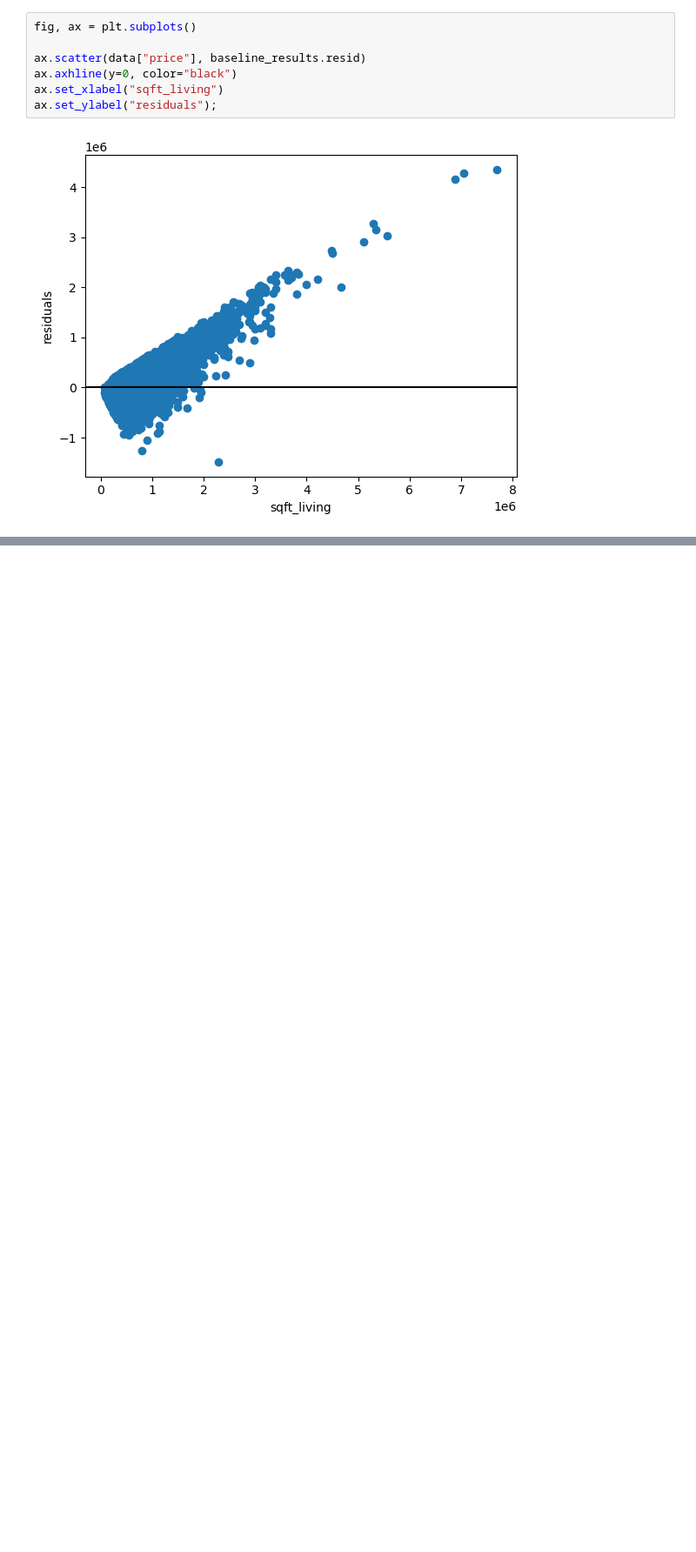
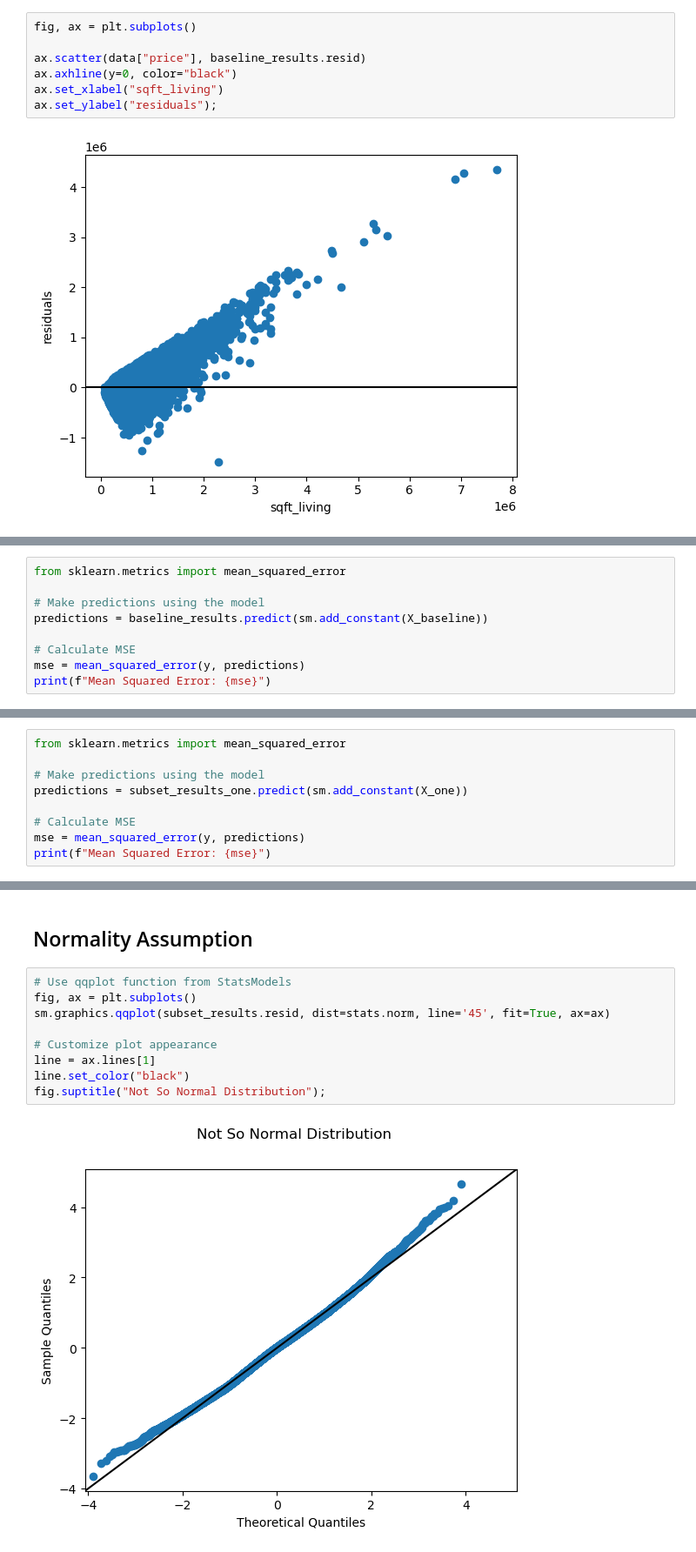
Before and after one commit to learn-co-curriculum/dsc-phase-2-project-v2-3, a Jupyter notebook: student.ipynb, the cells around one changed output, grey strips where cells are left out. Shown at 87% size. Saved outputs shown, nothing was run; the diff lists cells and outputs as text; blank space fills up the shorter version.

```diff
--- a/student.ipynb
+++ b/student.ipynb
@@ -638,0 +696,9 @@ strong multicollinearity or other numerical problems.
+# %%
+from sklearn.metrics import mean_squared_error
+
+# Make predictions using the model
+predictions = baseline_results.predict(sm.add_constant(X_baseline))
+
+# Calculate MSE
+mse = mean_squared_error(y, predictions)
+print(f"Mean Squared Error: {mse}")
@@ -638,0 +707,9 @@ strong multicollinearity or other numerical problems.
+# %%
+from sklearn.metrics import mean_squared_error
+
+# Make predictions using the model
+predictions = subset_results_one.predict(sm.add_constant(X_one))
+
+# Calculate MSE
+mse = mean_squared_error(y, predictions)
+print(f"Mean Squared Error: {mse}")
@@ -638,0 +768,13 @@ strong multicollinearity or other numerical problems.
+# %% [markdown]
+## Normality Assumption
+# %%
+# Use qqplot function from StatsModels
+fig, ax = plt.subplots()
+sm.graphics.qqplot(subset_results.resid, dist=stats.norm, line='45', fit=True, ax=ax)
+
+# Customize plot appearance
+line = ax.lines[1]
+line.set_color("black")
+fig.suptitle("Not So Normal Distribution");
+# %% [output]
+[figure, added]
```
Also changed, not shown: parts of 29 cells of this notebook.
